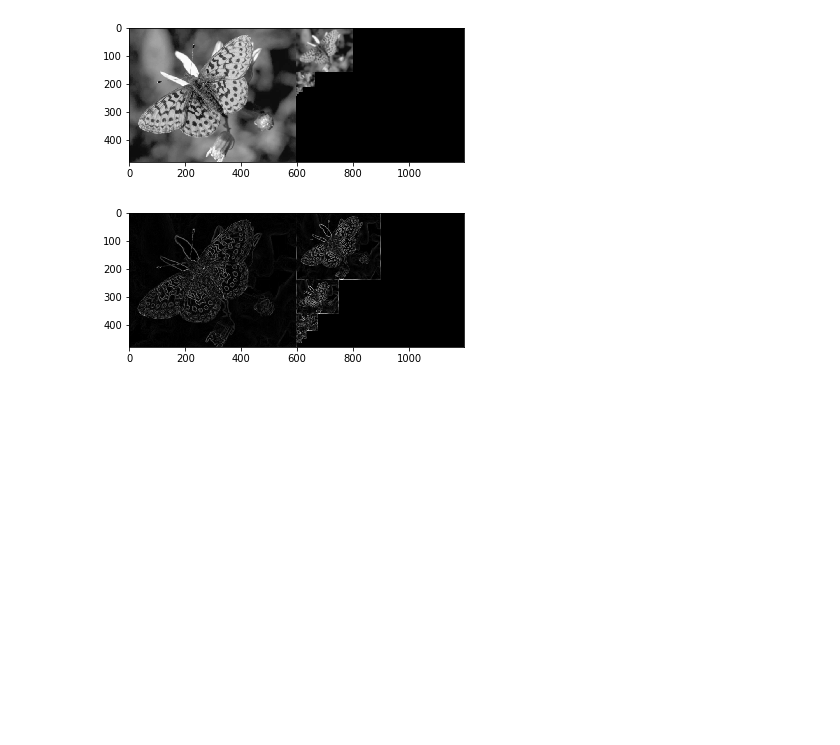
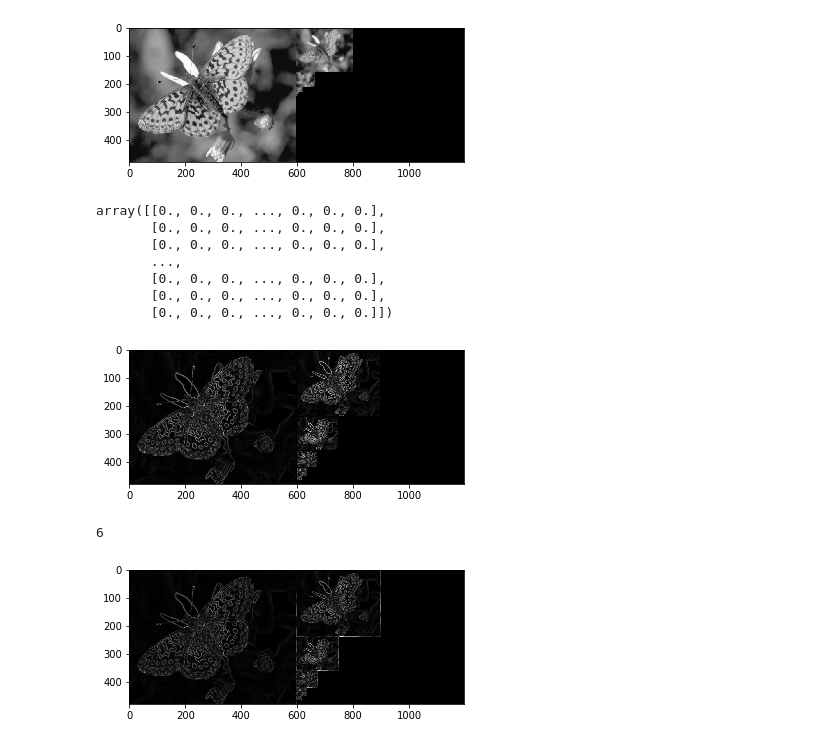
Before and after one commit to neezcha/483H3, a Jupyter notebook: 483H3.ipynb, the cells around one changed output. Saved outputs shown, nothing was run; the diff lists cells and outputs as text; code cells hidden in the pictures; blank space fills up the shorter version.

```diff
--- a/483H3.ipynb
+++ b/483H3.ipynb
@@ -73,3 +56,29 @@ imgGaus.shape # (479, 598)
+# %%
+def displayPyramid (image, imgList):
+    # import image
+    img = mpimg.imread(image)
+    imgOrigional = numpy.array(img)
+    # img = sobel(img)  ################################################################ for part 1c
+
+    yM, xN = imgOrigional.shape
+
+    # output image
+    pyramidImg = numpy.zeros( (yM, (2 * xN)) )
+    pyramidImg[0:yM, 0:xN] = img #origional input image
+
+    prevY, prevX = 0, xN
+    for i in range(1,len(imgList)):
+        img = imgList[i]
+        # display, place in pyramidImg with offset
+        smallY, smallX = img.shape
+        smallY += prevY
+        smallX = smallX + xN
+        pyramidImg[prevY:smallY,xN:smallX] = img
+        prevY = smallY
+
+    pyramid = plt.imshow(pyramidImg, cmap='gray',interpolation='nearest')
+
+    return pyramidImg
 # %%
 # 1b
 # %%
@@ -89,4 +99,31 @@ plt.imsave('butterfly_pyramid_sf3_sigma5.jpg', scale2, cmap='gray')
 # butterfly _pyramid_edges.jpg
+# %%
+img = mpimg.imread('butterfly.png')
+img = numpy.array(img)
+imgSob = sobel(img)
+
+imgList = []
+imgList.append(imgSob)
+
+for i in range(1,len(scale1)):
+
+    imgSob = sobel(scale1[i])
+    imgList.append(imgSob)
+
+displayPyramid('butterfly.png', imgList)
+# %% [output]
+array([[0., 0., 0., ..., 0., 0., 0.],
+       [0., 0., 0., ..., 0., 0., 0.],
+       [0., 0., 0., ..., 0., 0., 0.],
+       ...,
+       [0., 0., 0., ..., 0., 0., 0.],
+       [0., 0., 0., ..., 0., 0., 0.],
+       [0., 0., 0., ..., 0., 0., 0.]])
+[figure, added]
+# %%
+len(scale1)
+# %% [output]
+6
 # %%
 sobelX = ndimage.sobel(scale1, 0)  # horizontal derivative
 sobelY = ndimage.sobel(scale1, 1)  # vertical derivative
```
Also changed, not shown: parts of 9 cells of this notebook, 2 other files.
